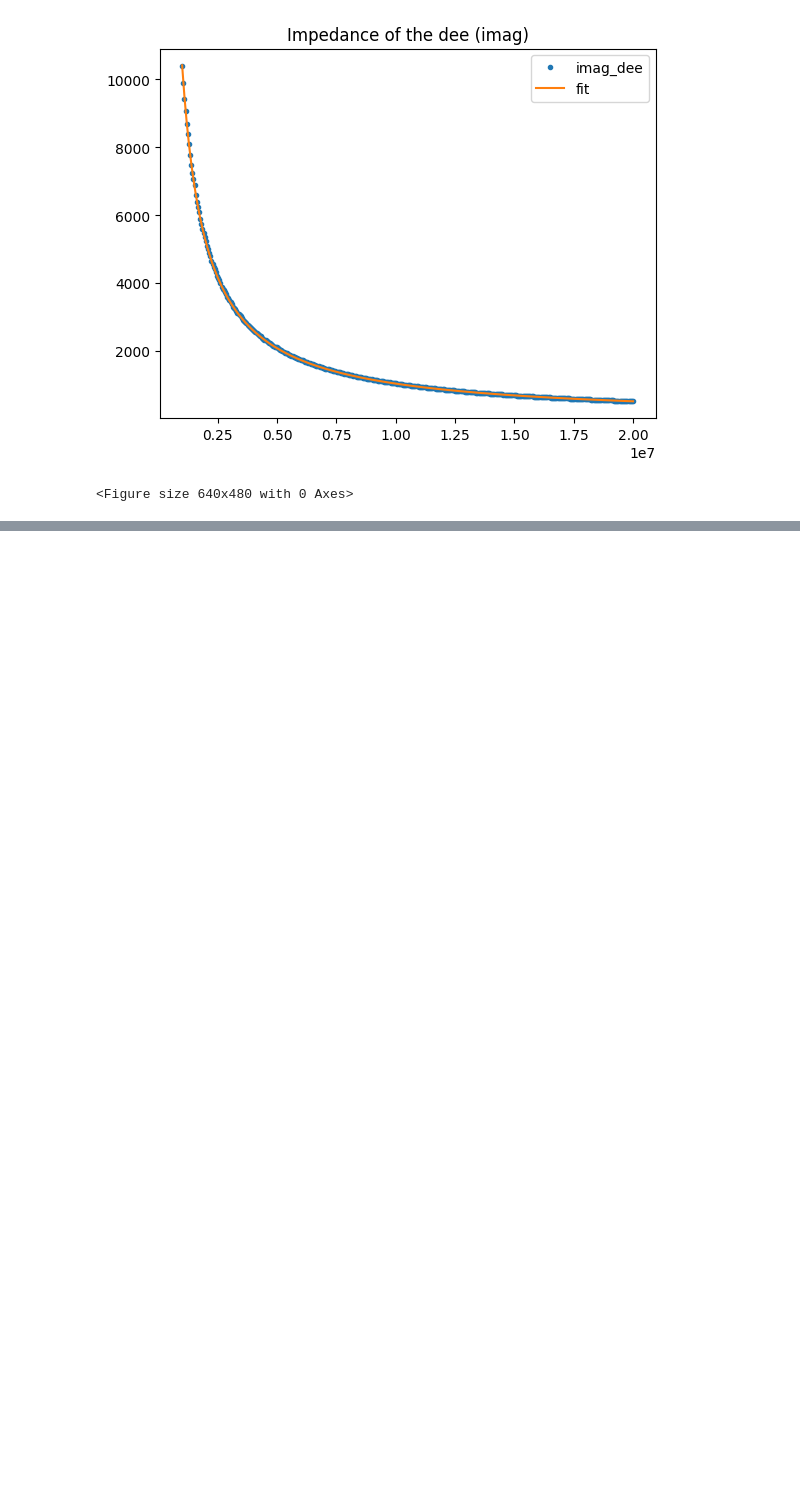
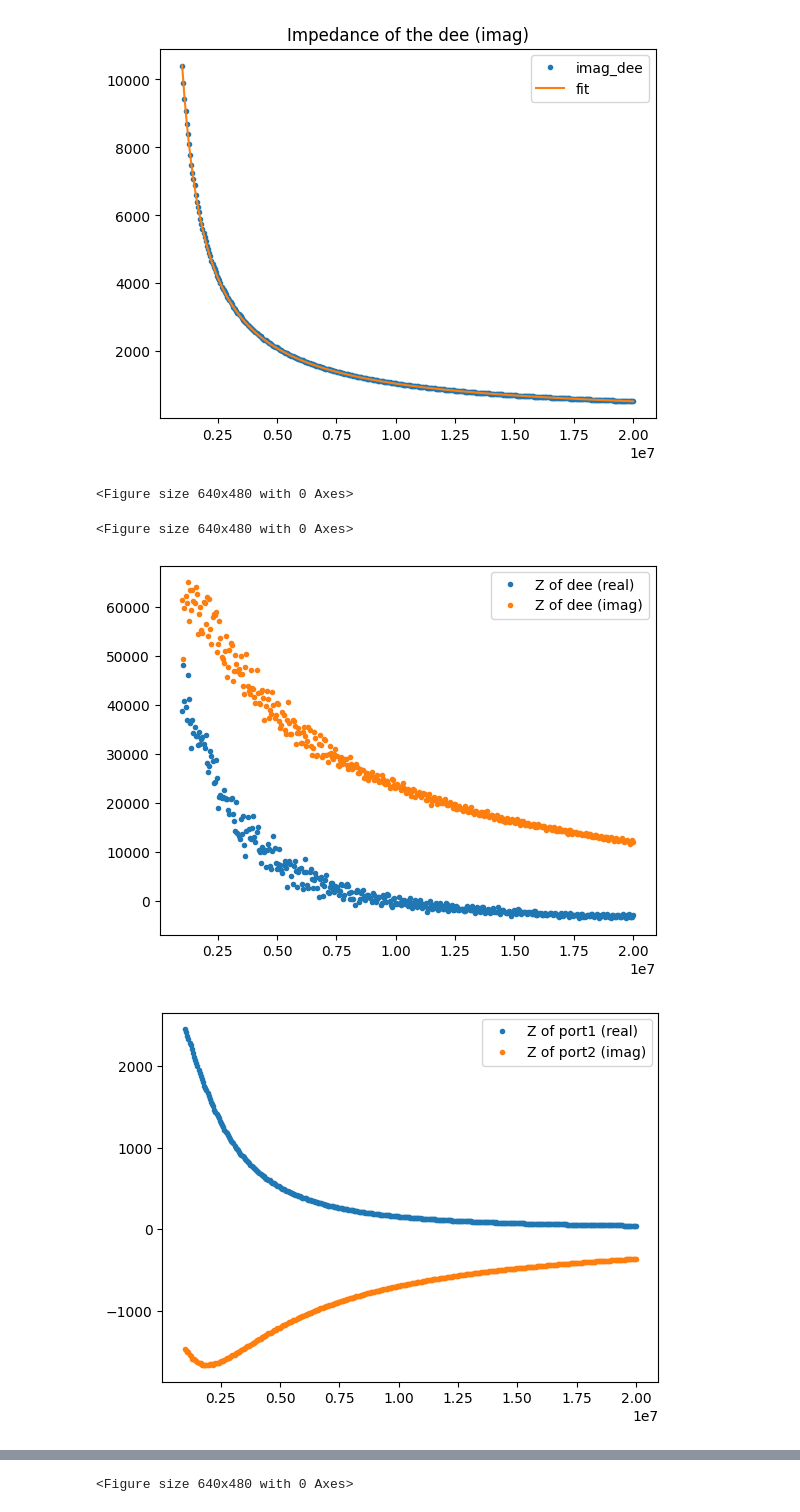
Before and after one commit to tyaxm/cyclotron, a Jupyter notebook: src/RLC_with_stray.ipynb, the cells around one changed output, grey strips where cells are left out. Saved outputs shown, nothing was run; the diff lists cells and outputs as text; code cells hidden in the pictures; blank space fills up the shorter version.

```diff
--- a/src/RLC_with_stray.ipynb
+++ b/src/RLC_with_stray.ipynb
@@ -518,3 +518,29 @@ ideal :  1.5285348256353966e-11 ± 3.966089571774189e-15
 [figure]
 [figure]
 <Figure size 640x480 with 0 Axes>
+# %%
+data1 = np.loadtxt("../data/rc_jigu_1-20MHz_2026_02_16.s2p",delimiter=' ')
+data2 = np.loadtxt("../data/rc_jigu2_1-20MHz_2026_02_16.s2p",delimiter=' ')
+
+#port1がなぞ？
+
+freq, Z_dee, Z_stray_port1, Z_coil = stoz.two_bridges_with_stray_in_port1(data1, data2)
+
+plt.plot(freq, Z_dee.real, '.', label = 'Z of dee (real)' )
+plt.plot(freq, Z_dee.imag, '.', label = 'Z of dee (imag)')
+plt.legend()
+plt.figure()
+
+plt.plot(freq, Z_stray_port1.real, '.', label = 'Z of port1 (real)' )
+plt.plot(freq, Z_stray_port1.imag, '.', label = 'Z of port2 (imag)')
+plt.legend()
+plt.figure()
+
+plt.plot(freq, Z_coil.real, '.', label = 'Z of coil (real)' )
+plt.plot(freq, Z_coil.imag, '.', label = 'Z of coil (imag)')
+plt.legend()
+plt.figure()
+# %% [output]
+<Figure size 640x480 with 0 Axes>
+[figure, added]
+[figure, added]
@@ -520,0 +548 @@ ideal :  1.5285348256353966e-11 ± 3.966089571774189e-15
+<Figure size 640x480 with 0 Axes>
```
Also changed, not shown: parts of 1 cell of this notebook, 3 other files.
